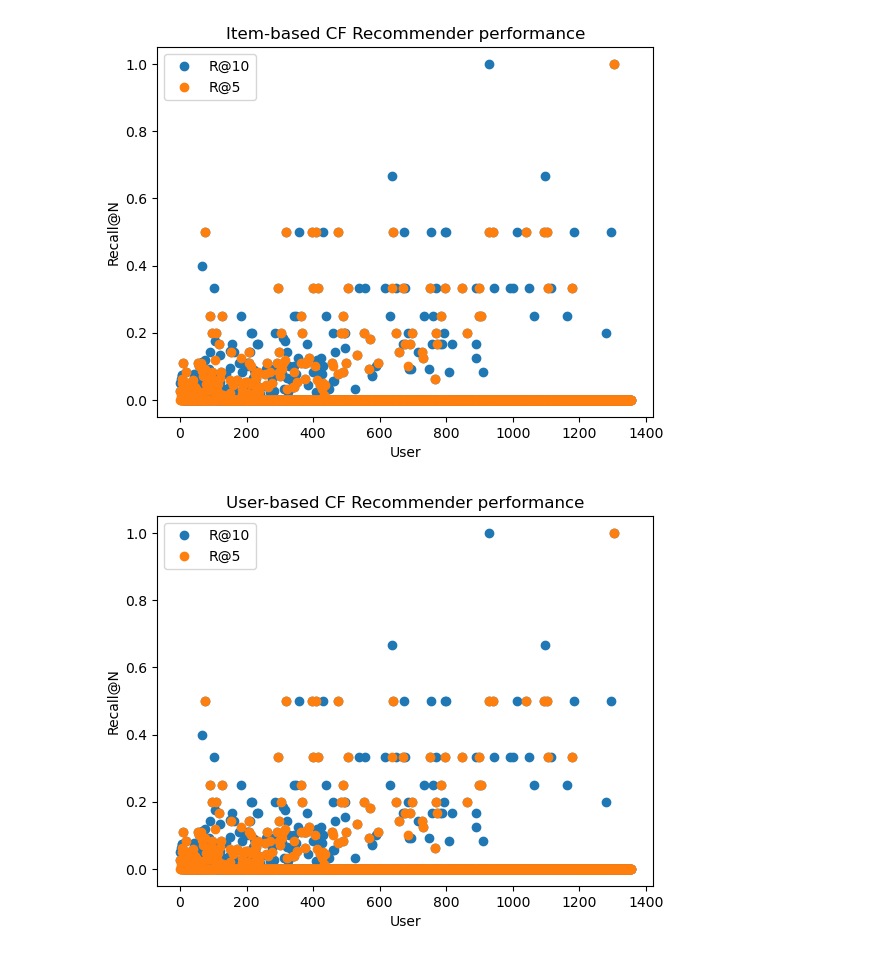
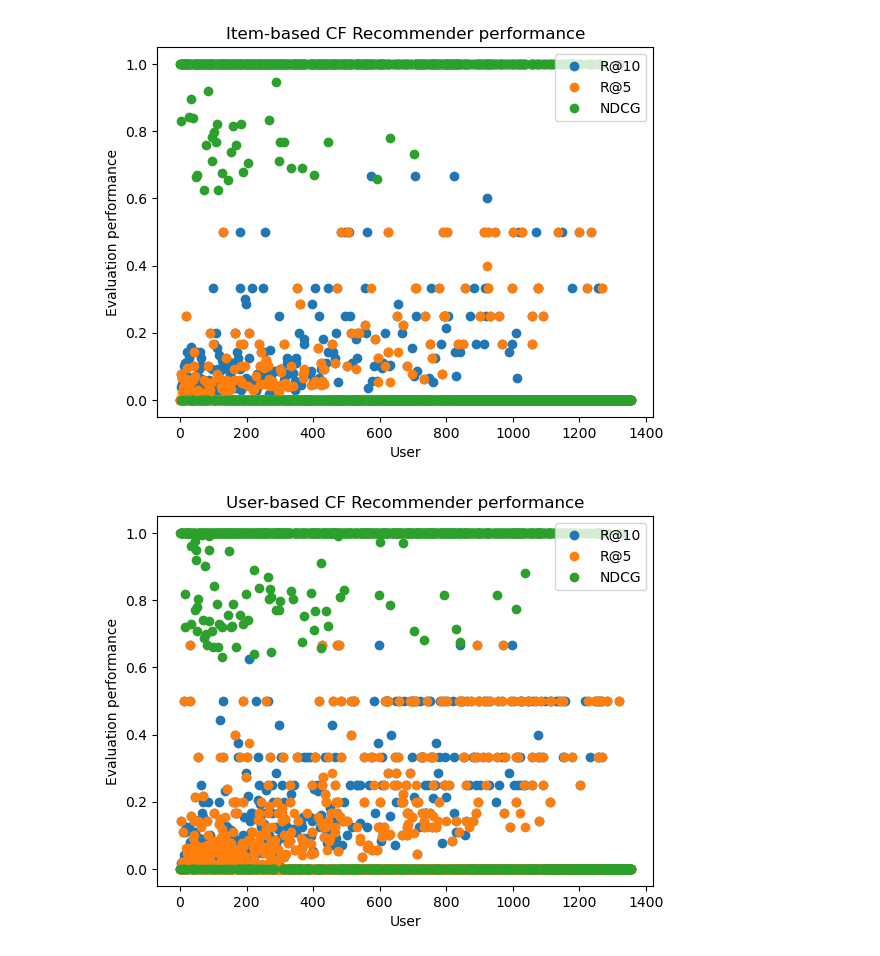
Before and after one commit to MK473203/NLP_project_35, a Jupyter notebook: project_1-3.ipynb, the cells around one changed output. Saved outputs shown, nothing was run; the diff lists cells and outputs as text; code cells hidden in the pictures.

```diff
--- a/project_1-3.ipynb
+++ b/project_1-3.ipynb
@@ -607,7 +391,7 @@ class Recall_n:
             #Getting a random sample (100) items the user has not interacted
             #(to represent items that are assumed to be no relevant to the user)
             non_interacted_items_sample = self.get_not_interacted_items_sample(person_id,
-                                                                          sample_size=101,
+                                                                          sample_size=100,
                                                                           seed=item_id%(2**32))
 
             #Combining the current interacted item with the 100 random items
@@ -616,6 +400,7 @@ class Recall_n:
             #Filtering only recommendations that are either the interacted item or from a random sample of 100 non-interacted items
             valid_recs_df = person_recs_df[person_recs_df['contentId'].isin(items_to_filter_recs)]
             valid_recs = valid_recs_df['contentId'].values
+            #print(valid_recs)
             #Verifying if the current interacted item is among the Top-N recommended items
             hit_at_5, index_at_5 = self._verify_hit_top_n(item_id, valid_recs, 5)
             hits_at_5_count += hit_at_5
@@ -747,16 +532,28 @@ class NDCG:
 
         #Getting a ranked recommendation list from a model for a given user
 
-        personal_recommendations = model.recommend_items(person_id, items_to_ignore=self.get_items_interacted(person_id, train_set_index), topn=101)
-        ndcg = self.ndcg_at_k(personal_recommendations['eventRating'], k)
+        personal_recommendations = model.recommend_items(person_id, items_to_ignore=self.get_items_interacted(person_id, train_set_index), topn=1000)
+        valid_recs_df = personal_recommendations[personal_recommendations['contentId'].isin(person_interacted_items_testset)]
 
-        random.seed(12)
-        personal_recommendations_rand = random.sample(list(interactions_df['eventRating']), 1000)
-        ndcg_rand = self.ndcg_at_k(personal_recommendations_rand, k)
+        if type(interacted_values_testset) == pd.Series:
+            ndcg = 0
+
+        else:
+            valid_recs_df = interacted_values_testset.merge(valid_recs_df,
+                    how = 'right',
+                    left_on = 'contentId',
+                    right_on = 'contentId')
+
+            valid_recs = valid_recs_df['eventRating'].values
+            if len(valid_recs) < k:
+                k = len(valid_recs)
+            ndcg = self.ndcg_at_k(valid_recs, k)
+
+        # Use sim_cos scores in NDCG
+        #valid_recs = personal_recommendations['itemScore']
+        #ndcg = self.ndcg_at_k(valid_recs, k)
 
         person_metrics = {'ndcg':ndcg,
-                          'ndcg_rand': ndcg_rand,
-                          'comp_rand': (ndcg-ndcg_rand),
                           'interacted_count': interacted_items_count_testset}
         return person_metrics
 
@@ -771,14 +568,12 @@ class NDCG:
 
             detailed_results_df = pd.DataFrame(people_metrics).sort_values('interacted_count', ascending=False)
             ndcg = detailed_results_df['ndcg'].sum() / len(detailed_results_df)
-            ndcg_comp = detailed_results_df['comp_rand'].sum() / len(detailed_results_df)
             global_metrics = {'modelName': model.get_model_name(),
-                            'ndcg': ndcg,
-                            'ndcg_comp': ndcg_comp}
+                            'ndcg': ndcg}
             return global_metrics, detailed_results_df
 
 recall_ndcg_evaluator = NDCG()
 
 
-r = [2, 1, 2, 0]
-recall_ndcg_evaluator.ndcg_at_k(r, 4, method=1)
+#r = [2, 1, 2, 0]
+#recall_ndcg_evaluator.ndcg_at_k(r, 4, method=1)
@@ -855,20 +648,22 @@ import matplotlib.pyplot as plt
 
 plt.plot(pop_detailed_results_df_item_recall["recall@10"], "o")
 plt.plot(pop_detailed_results_df_item_recall["recall@5"], "o")
+plt.plot(pop_detailed_results_df_item_ndcg["ndcg"], "o")
 plt.xlabel("User")
-plt.legend(["R@10", "R@5"], loc="upper left")
-plt.ylabel("Recall@N")
+plt.legend(["R@10", "R@5", "NDCG"], loc="upper right")
+plt.ylabel("Evaluation performance")
 plt.title("Item-based CF Recommender performance")
 plt.show()
 # %% [output]
-[figure, old version]
+[figure, new version]
 # %%
 plt.plot(pop_detailed_results_df_user_recall["recall@10"], "o")
 plt.plot(pop_detailed_results_df_user_recall["recall@5"], "o")
+plt.plot(pop_detailed_results_df_user_ndcg["ndcg"], "o")
 plt.xlabel("User")
-plt.legend(["R@10", "R@5"], loc="upper left")
-plt.ylabel("Recall@N")
+plt.legend(["R@10", "R@5", "NDCG"], loc="upper right")
+plt.ylabel("Evaluation performance")
 plt.title("User-based CF Recommender performance")
 plt.show()
 # %% [output]
-[figure, old version]
+[figure, new version]
```
Also changed, not shown: parts of 15 cells of this notebook.
